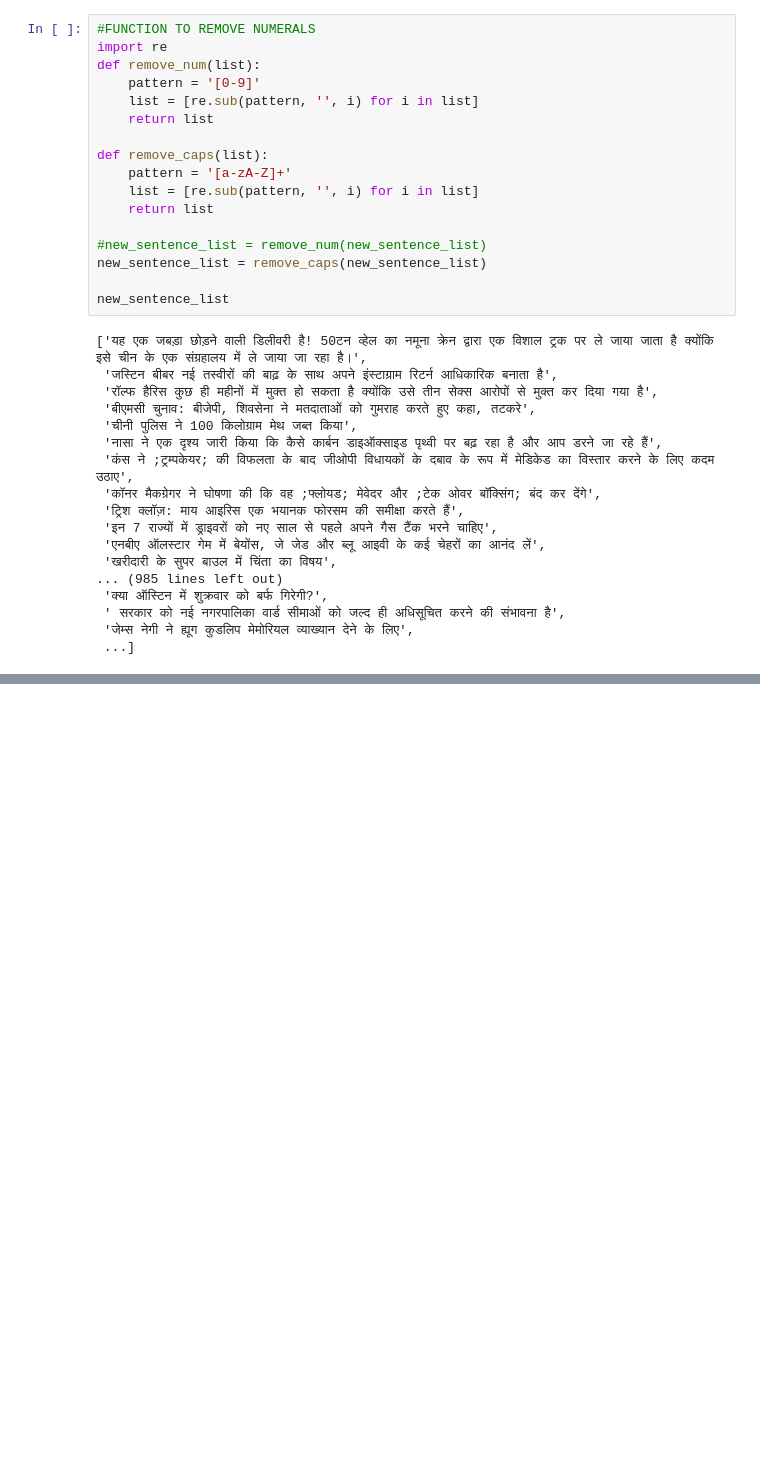
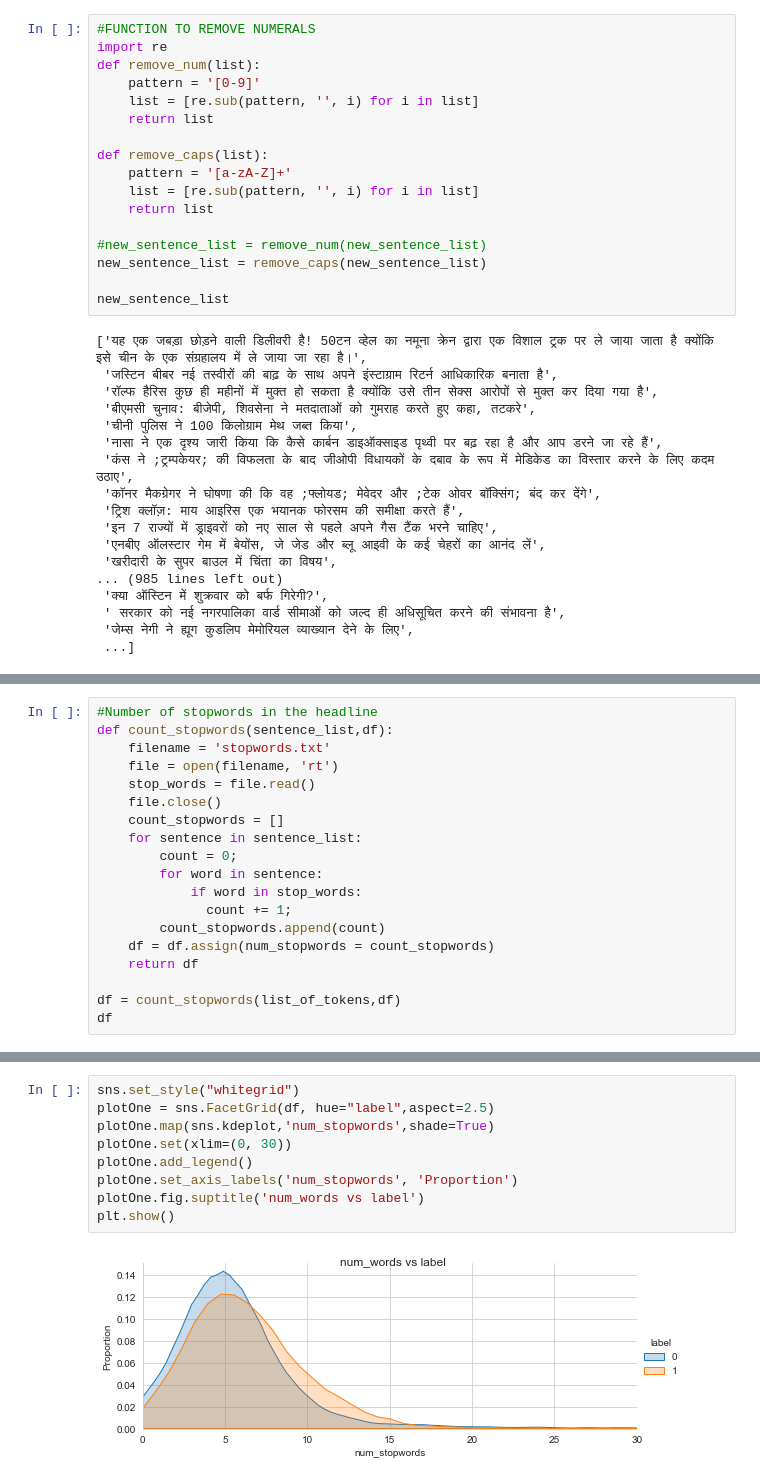
Before and after one commit to esh04/Clickbait-Identification, a Jupyter notebook: Clickbait.ipynb, the cells around one changed output, grey strips where cells are left out. Drawn from its saved outputs; the diff is of its cells as text; blank space fills up the shorter version.

Commit message:
number of stopwords and minor changes

```diff
--- a/Clickbait.ipynb
+++ b/Clickbait.ipynb
@@ -217,0 +198,19 @@ plt.show()
+# %%
+#Number of stopwords in the headline
+def count_stopwords(sentence_list,df):
+    filename = 'stopwords.txt'
+    file = open(filename, 'rt')
+    stop_words = file.read()
+    file.close()
+    count_stopwords = []
+    for sentence in sentence_list:
+        count = 0;
+        for word in sentence:
+            if word in stop_words:
+              count += 1;
+        count_stopwords.append(count)
+    df = df.assign(num_stopwords = count_stopwords)
+    return df
+
+df = count_stopwords(list_of_tokens,df)
+df
@@ -218,3 +231,14 @@ plt.show()
+# %%
+sns.set_style("whitegrid")
+plotOne = sns.FacetGrid(df, hue="label",aspect=2.5)
+plotOne.map(sns.kdeplot,'num_stopwords',shade=True)
+plotOne.set(xlim=(0, 30))
+plotOne.add_legend()
+plotOne.set_axis_labels('num_stopwords', 'Proportion')
+plotOne.fig.suptitle('num_words vs label')
+plt.show()
+# %% [output]
+[figure, added]
 # %%
 #JUST FOR REFERENCE
 sns.set_style("whitegrid")
```
Also changed, not shown: parts of 9 cells of this notebook, 1 other file.
